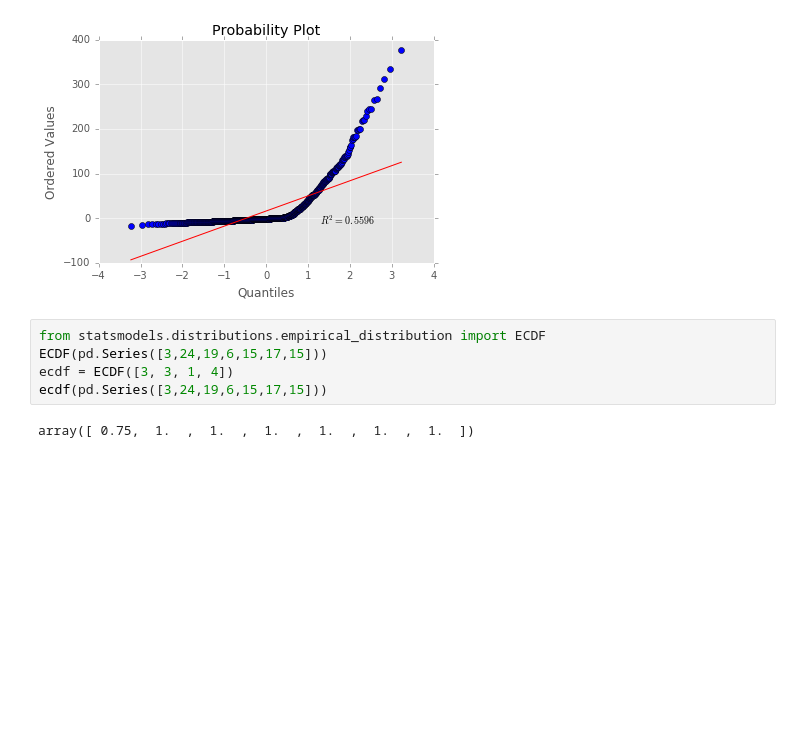
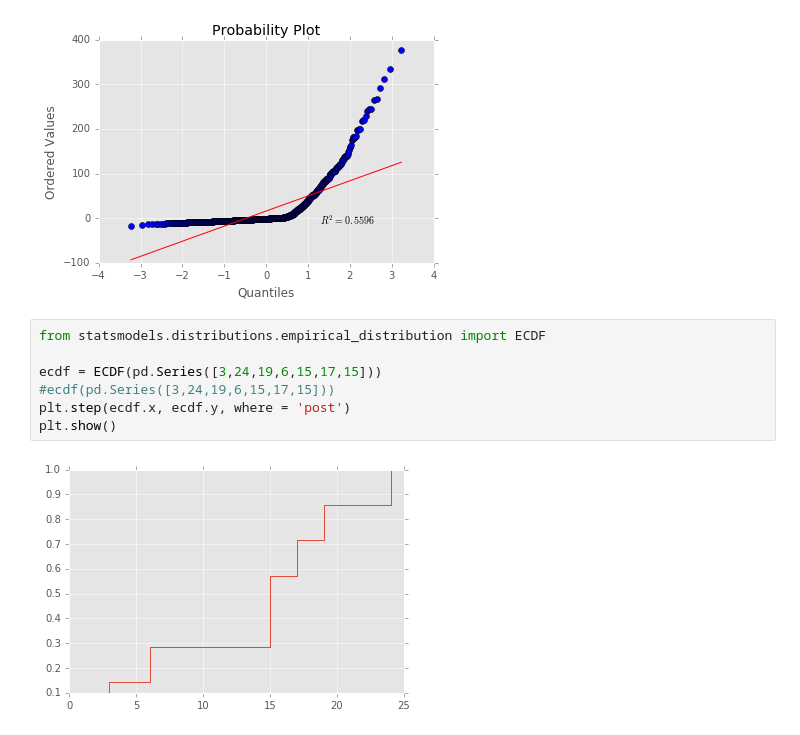
Before and after one commit to sushmit86/Mathematical_statistics, a Jupyter notebook: Chapter2_EDA.ipynb, the cells around one changed output. Saved outputs shown, nothing was run; the diff lists cells and outputs as text; blank space fills up the shorter version.

```diff
--- a/Chapter2_EDA.ipynb
+++ b/Chapter2_EDA.ipynb
@@ -152,8 +152,10 @@ pylab.show()
 [figure]
 # %%
 from statsmodels.distributions.empirical_distribution import ECDF
-ECDF(pd.Series([3,24,19,6,15,17,15]))
-ecdf = ECDF([3, 3, 1, 4])
-ecdf(pd.Series([3,24,19,6,15,17,15]))
+
+ecdf = ECDF(pd.Series([3,24,19,6,15,17,15]))
+#ecdf(pd.Series([3,24,19,6,15,17,15]))
+plt.step(ecdf.x, ecdf.y, where = 'post')
+plt.show()
 # %% [output]
-array([ 0.75,  1.  ,  1.  ,  1.  ,  1.  ,  1.  ,  1.  ])
+[figure, added]
```
Also changed, not shown: parts of 2 cells of this notebook, 1 other file.
